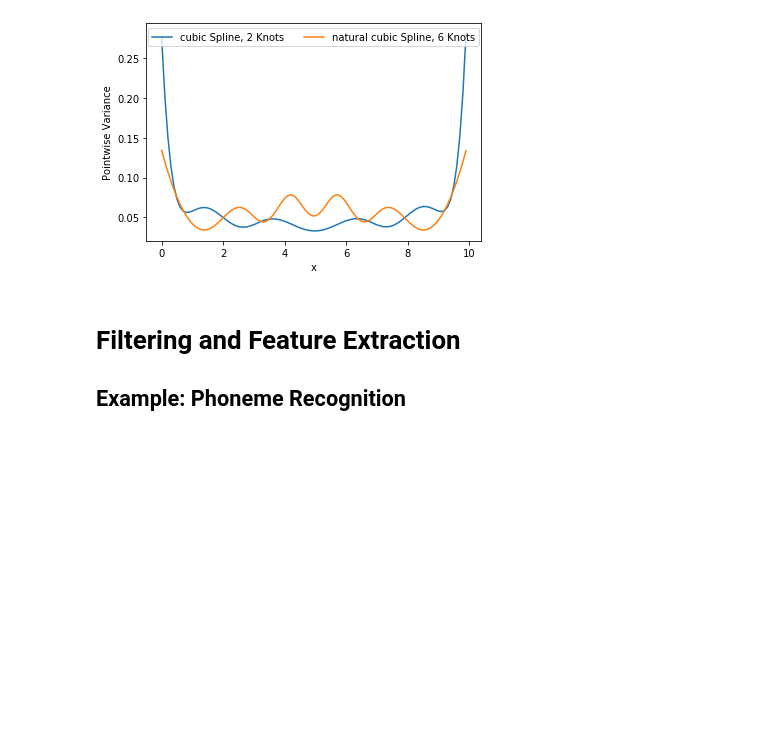
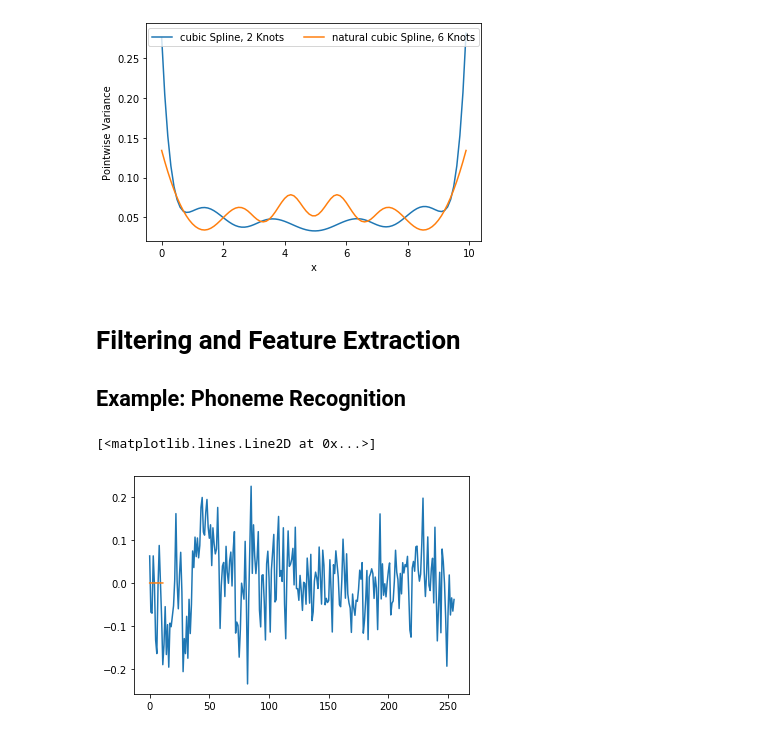
Before and after one commit to RDoerfel/binder, a Jupyter notebook: splines.ipynb, the cells around one changed output. Drawn from its saved outputs; the diff is of its cells as text; code cells hidden in the pictures; blank space fills up the shorter version.

Commit message:
Add: log regression

```diff
--- a/splines.ipynb
+++ b/splines.ipynb
@@ -373,7 +373,14 @@ phonemData = phonemData.drop(['row.names'], axis = 1)
 phonemData = phonemData.T
 
 x = phonemData[['aa','ao']].to_numpy()
-y = list(phonemData[['aa','ao']].columns.values)
+yList = list(phonemData[['aa','ao']].columns.values)
+y = np.zeros(len(yList))
+
+for i in range(0,len(y)):
+    if yList[i] == 'ao':
+        y[i] = 0
+    else:
+        y[i] = 1
 
 ## natural cubic splines with 12 knots uniformly distributed over frequency vector
 f = np.arange(0,256)
@@ -388,0 +391,20 @@ logReg = linear_model.LogisticRegression
+# %%
+## Logistig Regression
+from sklearn import linear_model
+
+logReg = linear_model.LogisticRegression(random_state=0)
+
+logReg.fit(x.T,y)
+
+params = logReg.get_params()
+coeffs = logReg.coef_
+plt.plot(coeffs.T)
+
+logRegFilter = linear_model.LogisticRegression(random_state=0)
+
+logRegFilter.fit(xFiltered.T,y)
+coeffsFiltered = logRegFilter.coef_
+plt.plot(coeffsFiltered.T)
+# %% [output]
+[<matplotlib.lines.Line2D at 0x...>]
+[figure, added]
```
Also changed, not shown: parts of 3 cells of this notebook.
